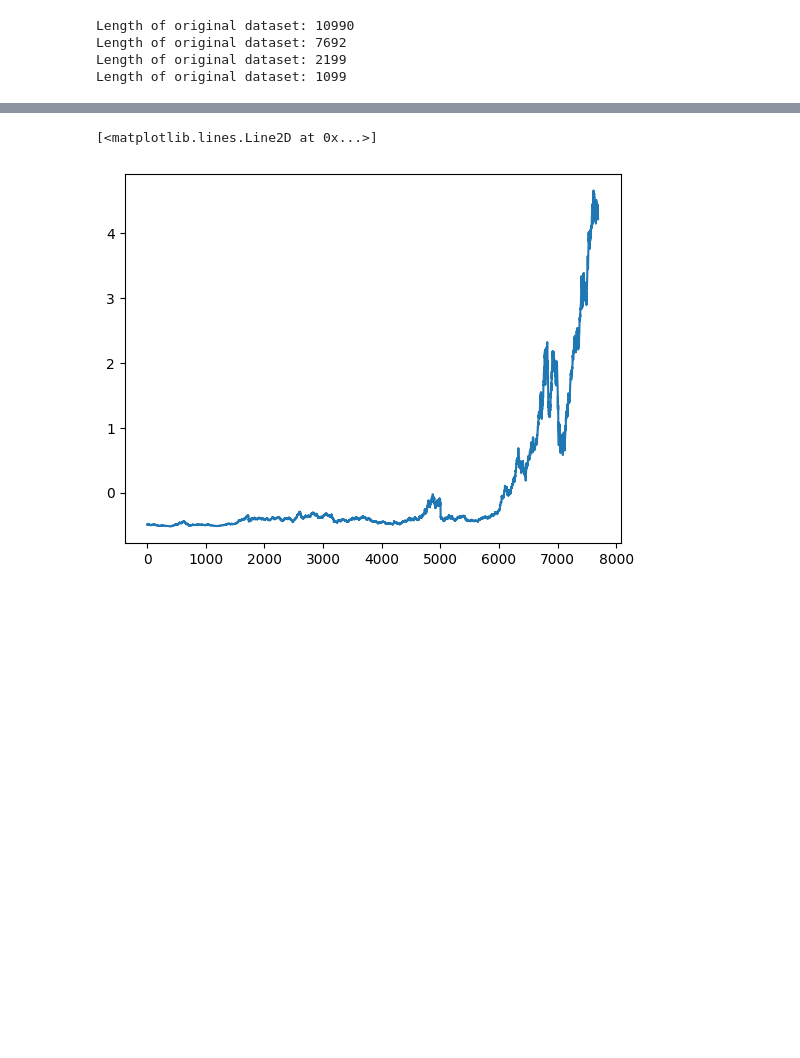
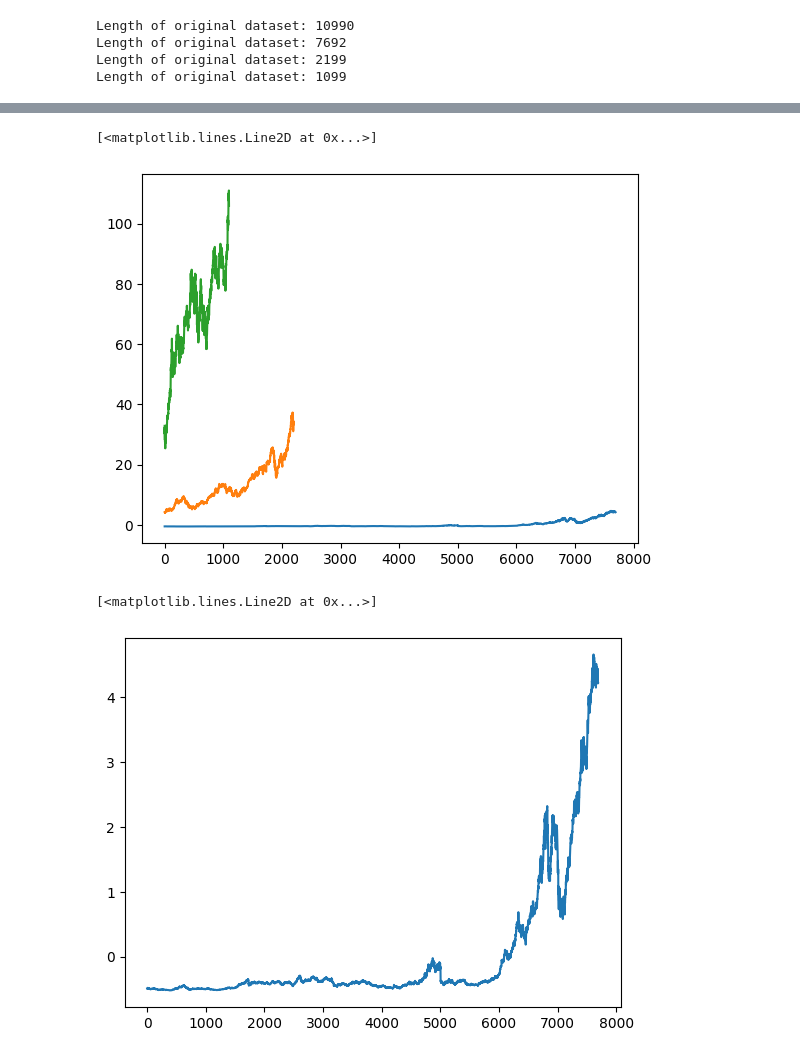
Before and after one commit to salilrsharma/mlops-practice, a Jupyter notebook: notebooks/training.ipynb, the cells around one changed output, grey strips where cells are left out. Saved outputs shown, nothing was run; the diff lists cells and outputs as text; code cells hidden in the pictures; blank space fills up the shorter version.

Commit message:
added training exploration code in a notebook

```diff
--- a/notebooks/training.ipynb
+++ b/notebooks/training.ipynb
@@ -36,3 +36,10 @@ plt.plot(data)
+# %%
+plt.plot(train)
+plt.plot(val)
+plt.plot(test)
+# %% [output]
+[<matplotlib.lines.Line2D at 0x...>]
+[figure, added]
 # %%
 plt.plot(train)
 # %% [output]
```
Also changed, not shown: parts of 1 cell of this notebook.
